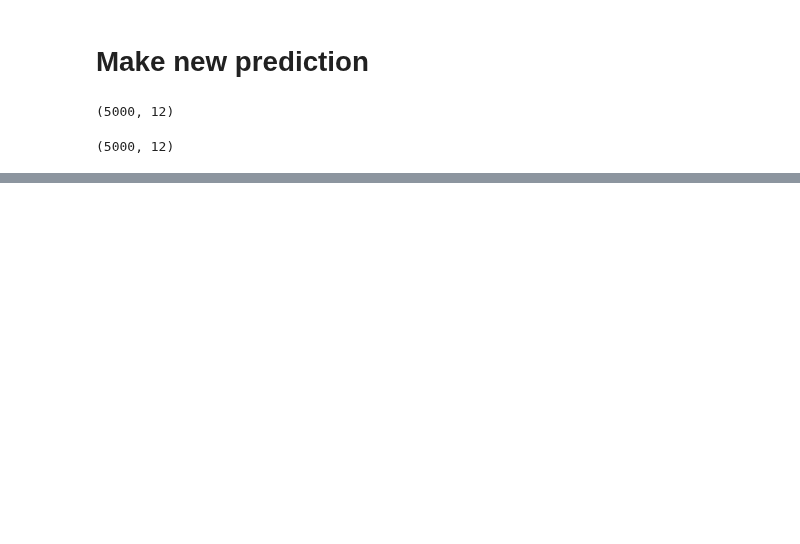
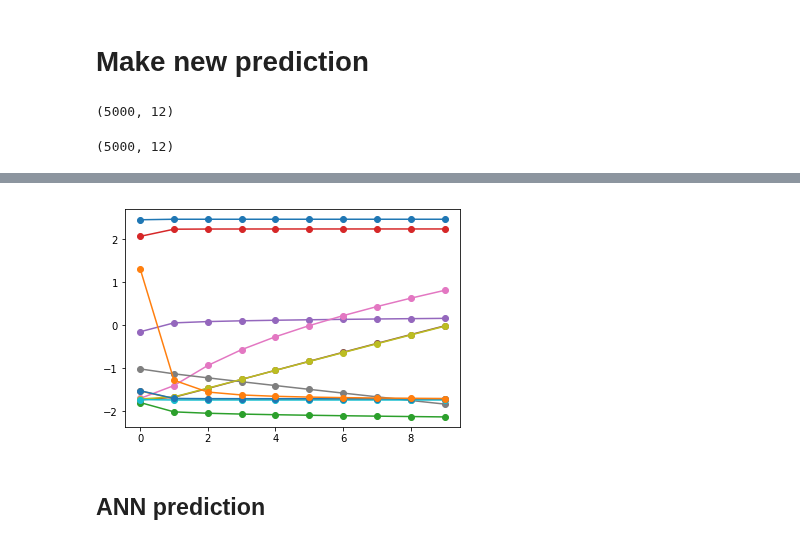
Before and after one commit to JiaweiZhuang/KPP, a Jupyter notebook: my_tests/smog/generate_data_and_fit.ipynb, the cells around one changed output, grey strips where cells are left out. Saved outputs shown, nothing was run; the diff lists cells and outputs as text; code cells hidden in the pictures; blank space fills up the shorter version.

```diff
--- a/my_tests/smog/generate_data_and_fit.ipynb
+++ b/my_tests/smog/generate_data_and_fit.ipynb
@@ -227,0 +242,8 @@ plt.scatter(y_test_pred, Y_test, s=0.1)
+# %%
+y_history_true_normed = normalizer.transform(y_history_true)
+# %%
+plt.plot(y_history_true_normed, '-o');
+# %% [output]
+[figure, added]
+# %% [markdown]
+## ANN prediction
```
Also changed, not shown: parts of 18 cells of this notebook.
